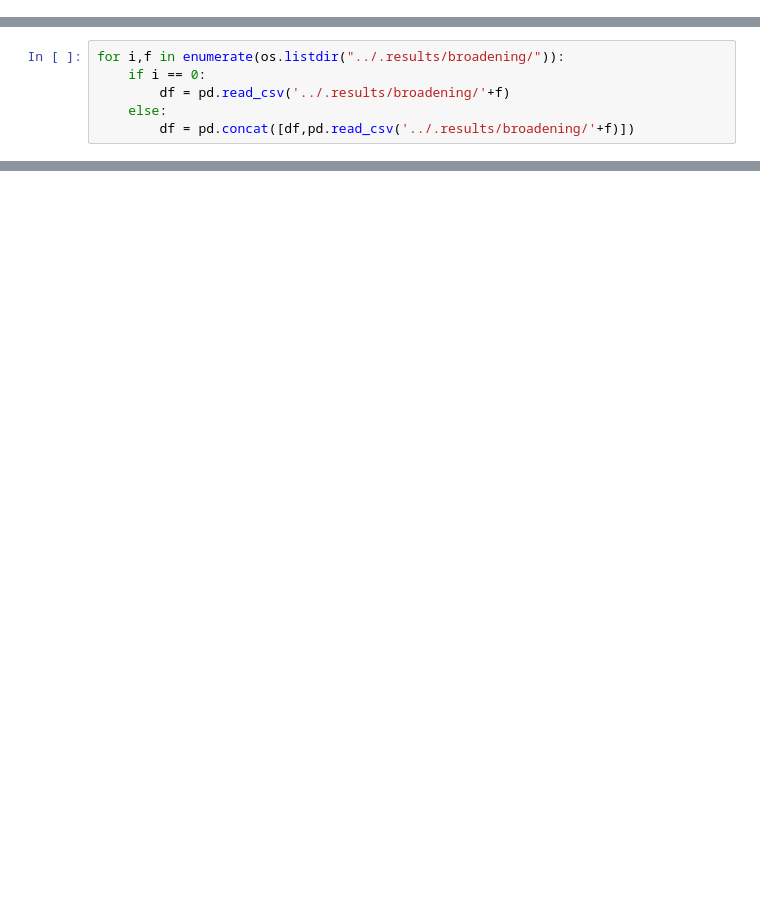
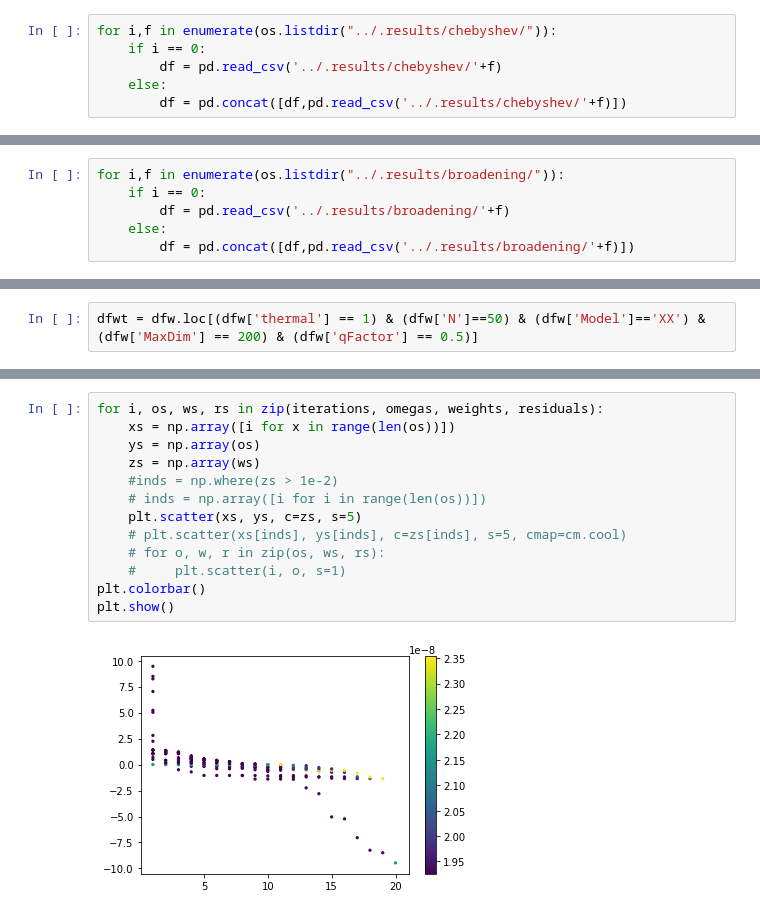
Before and after one commit to n-e-sherman/mps, a Jupyter notebook: jupyter/Untitled.ipynb, the cells around one changed output, grey strips where cells are left out. Saved outputs shown, nothing was run; the diff lists cells and outputs as text; blank space fills up the shorter version.

```diff
--- a/jupyter/Untitled.ipynb
+++ b/jupyter/Untitled.ipynb
@@ -5,0 +17,6 @@ import os
+# %%
+for i,f in enumerate(os.listdir("../.results/chebyshev/")):
+    if i == 0:
+        df = pd.read_csv('../.results/chebyshev/'+f)
+    else:
+        df = pd.concat([df,pd.read_csv('../.results/chebyshev/'+f)])
@@ -40,0 +117,2 @@ plt.show()
+# %%
+dfwt = dfw.loc[(dfw['thermal'] == 1) & (dfw['N']==50) & (dfw['Model']=='XX') & (dfw['MaxDim'] == 200) & (dfw['qFactor'] == 0.5)]
@@ -40,0 +134,15 @@ plt.show()
+# %%
+for i, os, ws, rs in zip(iterations, omegas, weights, residuals):
+    xs = np.array([i for x in range(len(os))])
+    ys = np.array(os)
+    zs = np.array(ws)
+    #inds = np.where(zs > 1e-2)
+    # inds = np.array([i for i in range(len(os))])
+    plt.scatter(xs, ys, c=zs, s=5)
+    # plt.scatter(xs[inds], ys[inds], c=zs[inds], s=5, cmap=cm.cool)
+    # for o, w, r in zip(os, ws, rs):
+    #     plt.scatter(i, o, s=1)
+plt.colorbar()
+plt.show()
+# %% [output]
+[figure, added]
```
Also changed, not shown: parts of 16 cells of this notebook, 26 other files.
